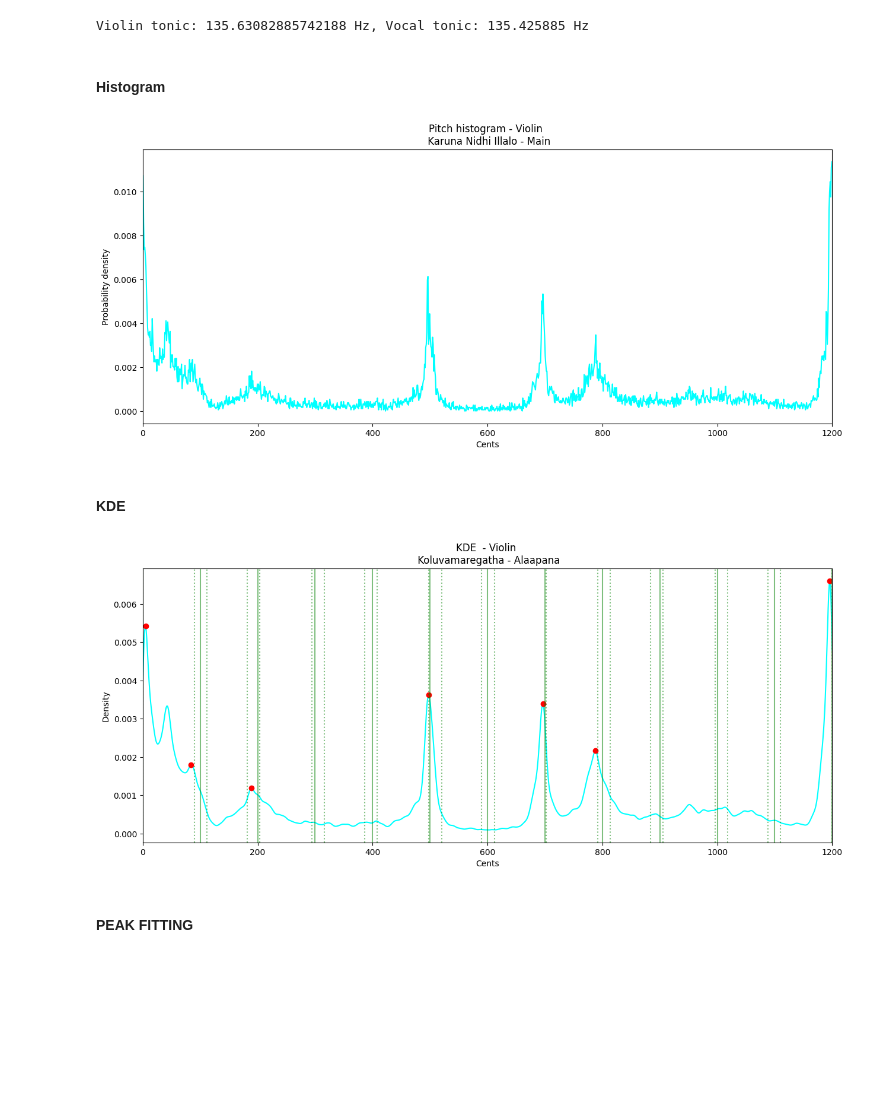
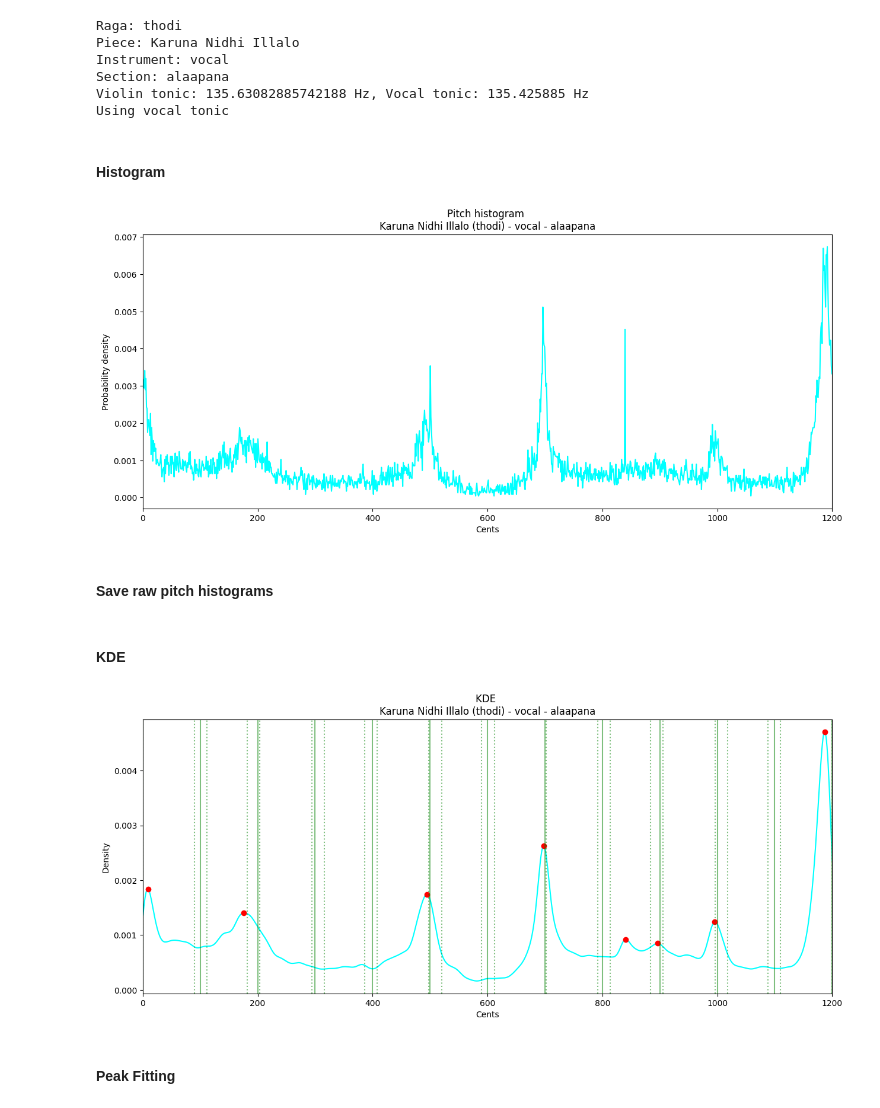
Before and after one commit to root2pk/masters-thesis, a Jupyter notebook: histograms.ipynb, the cells around one changed output. Cells and saved outputs as stored; diff of their text form; code cells hidden in the pictures; blank space fills up the shorter version.

Commit message:
karuna nidhi done

```diff
--- a/histograms.ipynb
+++ b/histograms.ipynb
@@ -23,35 +23,57 @@ notes_dict = {
 sr = 16000
 # %%
 # Load processed pitch data
-pitchfile = "thodi/Karuna Nidhi Illalo/Karuna Nidhi Illalo.multitrack-violin-alaapana-processed.pitch"
+pitchfile = "thodi/Karuna Nidhi Illalo/Karuna Nidhi Illalo.multitrack-vocal-alaapana-processed.pitch"
 times, f0 = np.loadtxt(pitchfile).T
 length_s = times[-1]
+
+# Track info
+raga, piece, instrument, section = u.process_filename(pitchfile)
+print("Raga:", raga)
+print("Piece:", piece)
+print("Instrument:", instrument)
+print("Section:", section)
 
 # Load the tonics
 tonic_violin = np.loadtxt("thodi/Karuna Nidhi Illalo/Karuna Nidhi Illalo.multitrack-violin-main.tonic")
 tonic_vocal = np.loadtxt("thodi/Karuna Nidhi Illalo/Karuna Nidhi Illalo.ctonic.txt")
 print("Violin tonic:", tonic_violin, "Hz, Vocal tonic:", tonic_vocal, "Hz")
+
+# Set the tonic based on the instrument
+if instrument == "vocal":
+    tonic = tonic_vocal
+    print("Using vocal tonic")
+else:
+    tonic = tonic_violin
+    print("Using violin tonic")
 # %% [output]
+Raga: thodi
+Piece: Karuna Nidhi Illalo
+Instrument: vocal
+Section: alaapana
 Violin tonic: 135.63082885742188 Hz, Vocal tonic: 135.425885 Hz
+Using vocal tonic
 # %%
 # Cents calculation
-cents_vi = u.hz_to_cents(f0, tonic_violin)
-cents_vi = u.wrap_to_octave(cents_vi)
+cents = u.hz_to_cents(f0, tonic)
+cents = u.wrap_to_octave(cents)
 # %% [markdown]
 #### Histogram
 # %%
 # Plot histogram
 bins = np.linspace(0, 1200, 1201)
-hist, bin_edges = np.histogram(cents_vi, bins = bins)
+hist, bin_edges = np.histogram(cents, bins = bins)
 hist = hist/np.sum(hist)
 bin_centers = (bin_edges[:-1] + bin_edges[1:])/2
 
 plt.figure(figsize=(15, 6))
 plt.plot(bin_centers, hist, color = "cyan")
 plt.xlabel("Cents")
 plt.ylabel("Probability density")
 plt.xlim(0, 1200)
-plt.title("Pitch histogram - Violin \n Karuna Nidhi Illalo - Main")
+plt.title("Pitch histogram \n" + piece + " (" + raga + ") - " + instrument + " - " + section)
 plt.show()
 # %% [output]
-[figure, old version]
+[figure, new version]
+# %% [markdown]
+#### Save raw pitch histograms
@@ -59,7 +84,7 @@ plt.show()
 #### KDE
 # %%
 # KDE calculation
-kde = u.gaussian_kde(cents_vi[~np.isnan(cents_vi)], bw_method = 0.01)
+kde = u.gaussian_kde(cents[~np.isnan(cents)], bw_method = 0.02)
 bins = np.linspace(0, 1200, 1200)
 kde_vals = kde(bins)
 
@@ -77,12 +102,12 @@ for pos in EQ_CENTS:
 plt.xlabel("Cents")
 plt.ylabel("Density")
 plt.xlim(0, 1200)
-plt.title("KDE  - Violin \n Koluvamaregatha - Alaapana")
+plt.title("KDE \n" + piece + " (" + raga + ") - " + instrument + " - " + section)
 plt.show()
 # %% [output]
-[figure, old version]
+[figure, new version]
-# %% [markdown]
-#### PEAK FITTING
+# %% [markdown]
+#### Peak Fitting
 # %%
 # Find peak parameters
 peak_dict = u.fit_histogram(peaks, kde_vals, bins)
```
Also changed, not shown: parts of 6 cells of this notebook, 17 other files.
